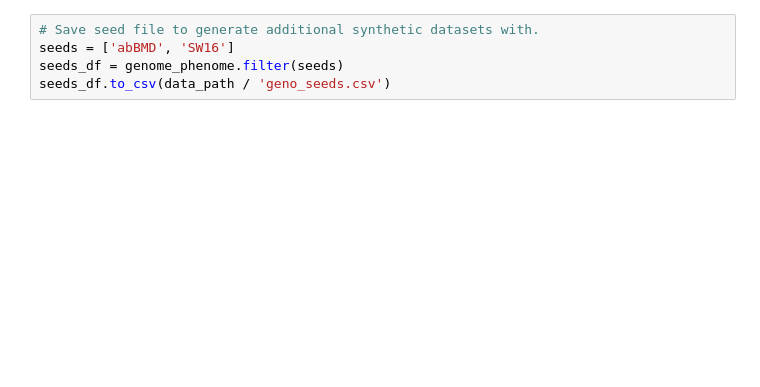
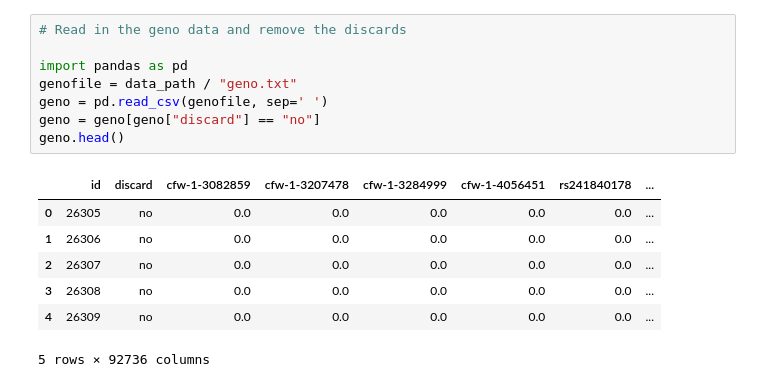
Before and after one commit to gretelai/synthetic-data-genomics, a Jupyter notebook: synthetics/04_build_genome_training_set.ipynb, the cells around one changed output. Drawn from its saved outputs; the diff is of its cells as text; blank space fills up the shorter version.

```diff
--- a/synthetics/04_build_genome_training_set.ipynb
+++ b/synthetics/04_build_genome_training_set.ipynb
@@ -149,5 +12,16 @@ genome_phenome
-# %%
-# Save seed file to generate additional synthetic datasets with.
-seeds = ['abBMD', 'SW16']
-seeds_df = genome_phenome.filter(seeds)
-seeds_df.to_csv(data_path / 'geno_seeds.csv')
+# %%
+# Read in the geno data and remove the discards
+
+import pandas as pd
+genofile = data_path / "geno.txt"
+geno = pd.read_csv(genofile, sep=' ')
+geno = geno[geno["discard"] == "no"]
+geno.head()
+# %% [output]
+|  | id | discard | cfw-1-3082859 | cfw-1-3207478 | cfw-1-3284999 | cfw-1-4056451 | rs241840178 | ... |
+| 0 | 26305 | no | 0.0 | 0.0 | 0.0 | 0.0 | 0.0 | ... |
+| 1 | 26306 | no | 0.0 | 0.0 | 0.0 | 0.0 | 0.0 | ... |
+| 2 | 26307 | no | 0.0 | 0.0 | 0.0 | 0.0 | 0.0 | ... |
+| 3 | 26308 | no | 0.0 | 0.0 | 0.0 | 0.0 | 0.0 | ... |
+| 4 | 26309 | no | 0.0 | 0.0 | 0.0 | 0.0 | 0.0 | ... |
+5 rows × 92736 columns
```
Also changed, not shown: parts of 21 cells of this notebook, 4 other files.
